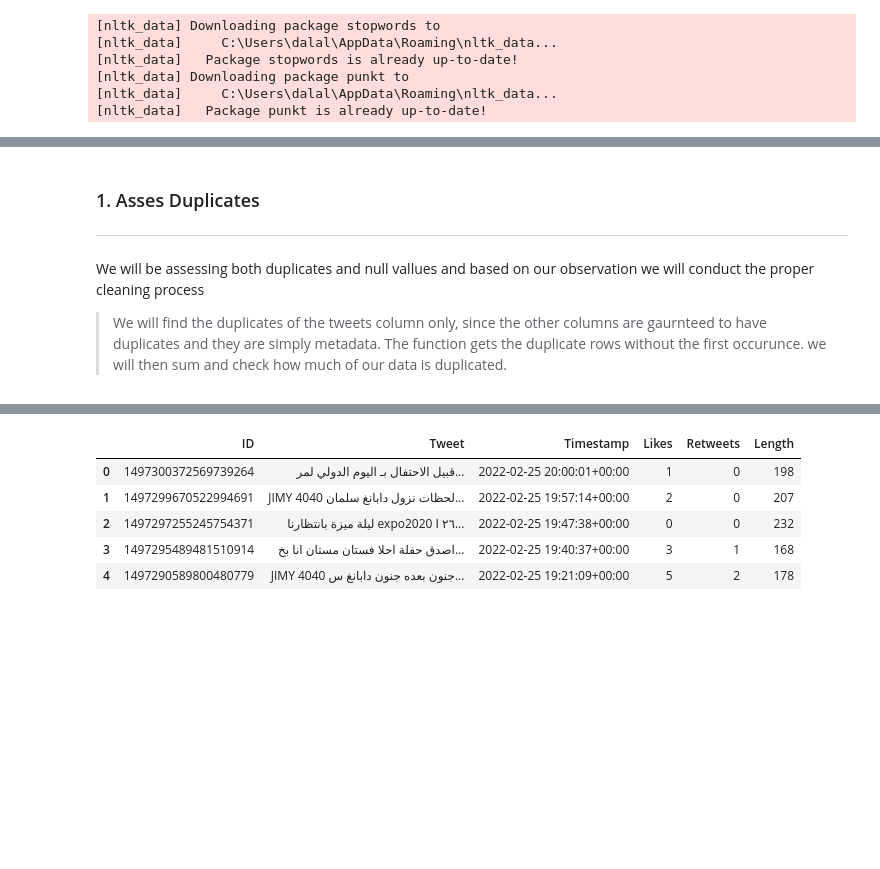
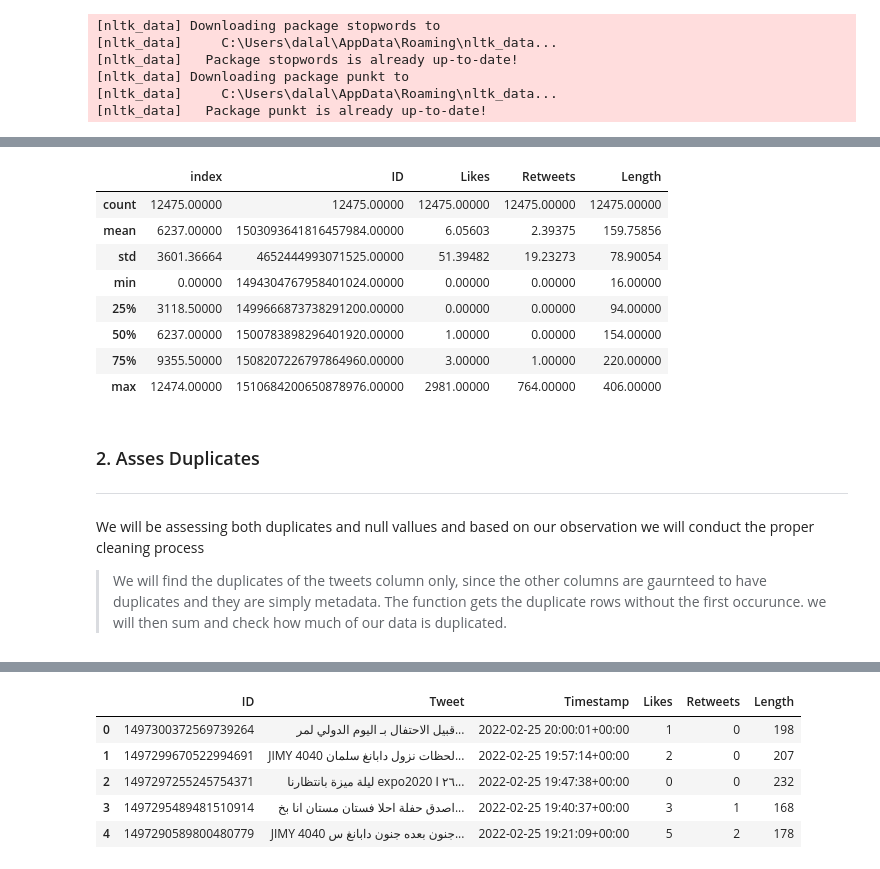
Before and after one commit to dalalbinhumaid/expo-2020-sentiment-analysis, a Jupyter notebook: tweets-cleaning.ipynb, the cells around one changed output, grey strips where cells are left out. Drawn from its saved outputs; the diff is of its cells as text; code cells hidden in the pictures; blank space fills up the shorter version.

```diff
--- a/tweets-cleaning.ipynb
+++ b/tweets-cleaning.ipynb
@@ -38,6 +39,5 @@ from textblob import TextBlob
 # %%
 pd.set_option('display.max_columns', None)
 pd.set_option('display.max_rows', None)
-pd.set_option('display.max_colwidth', -1)
 pd.set_option('display.float_format', lambda x: '%.5f' % x)
 # %% [markdown]
@@ -64,5 +96,17 @@ display(dirty_tweets.tail())
+# %%
+dirty_tweets.describe()
+# %% [output]
+|  | index | ID | Likes | Retweets | Length |
+| count | 12475.00000 | 12475.00000 | 12475.00000 | 12475.00000 | 12475.00000 |
+| mean | 6237.00000 | 1503093641816457984.00000 | 6.05603 | 2.39375 | 159.75856 |
+| std | 3601.36664 | 4652444993071525.00000 | 51.39482 | 19.23273 | 78.90054 |
+| min | 0.00000 | 1494304767958401024.00000 | 0.00000 | 0.00000 | 16.00000 |
+| 25% | 3118.50000 | 1499666873738291200.00000 | 0.00000 | 0.00000 | 94.00000 |
+| 50% | 6237.00000 | 1500783898296401920.00000 | 1.00000 | 0.00000 | 154.00000 |
+| 75% | 9355.50000 | 1508207226797864960.00000 | 3.00000 | 1.00000 | 220.00000 |
+| max | 12474.00000 | 1510684200650878976.00000 | 2981.00000 | 764.00000 | 406.00000 |
 # %% [markdown]
-### 1. Asses Duplicates
+### 2. Asses Duplicates
 ---
 We will be assessing both duplicates and null vallues and based on our observation we will conduct the proper cleaning process
 > We will find the duplicates of the tweets column only, since the other columns are gaurnteed to have duplicates and they are simply metadata. The function gets the duplicate rows without the first occurunce. we will then sum and check how much of our data is duplicated.
```
Also changed, not shown: parts of 14 cells of this notebook.
